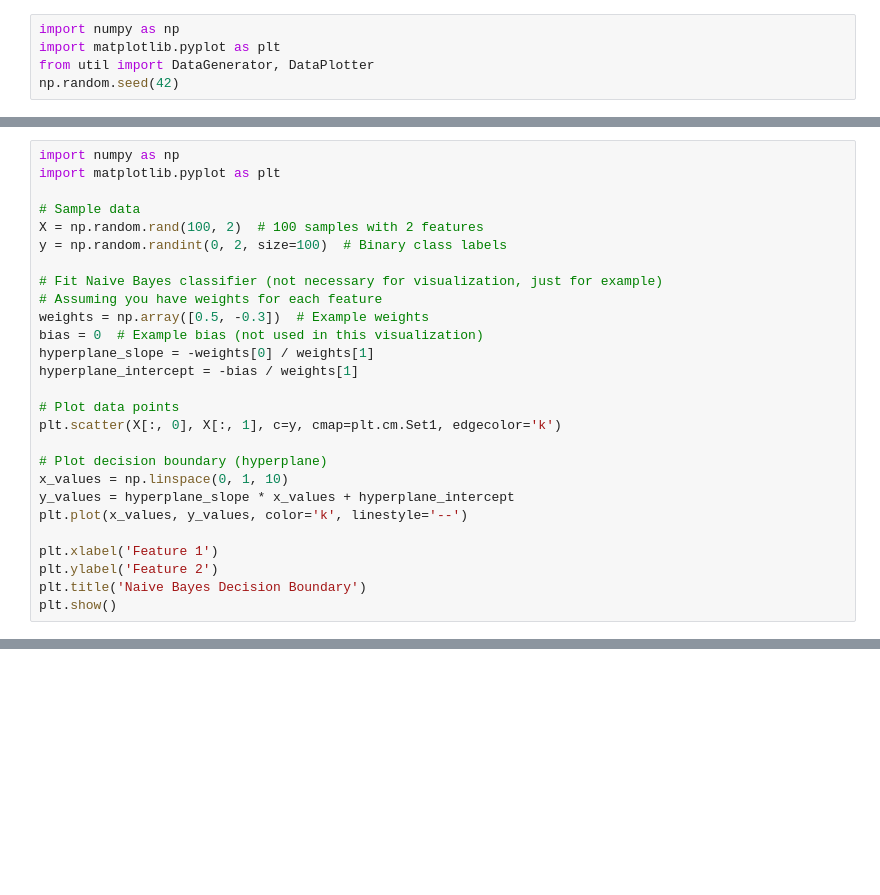
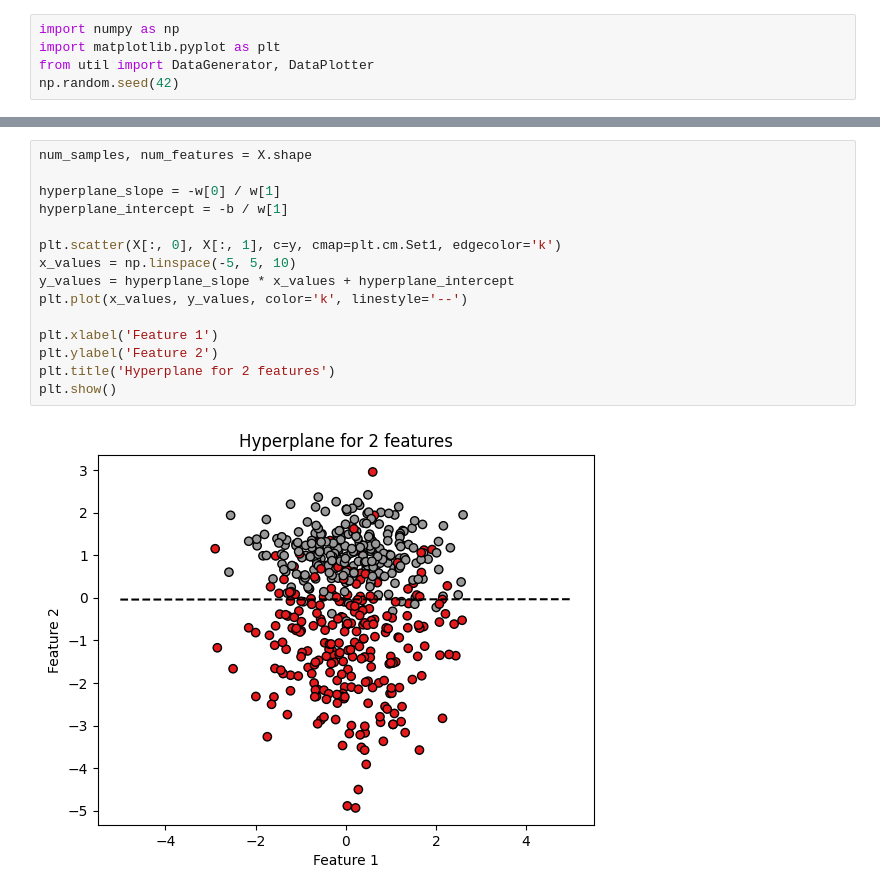
Before and after one commit to efekaanefe/ML-Algorithms-From-Scratch, a Jupyter notebook: SVM.ipynb, the cells around one changed output, grey strips where cells are left out. Cells and saved outputs as stored; diff of their text form; blank space fills up the shorter version.

```diff
--- a/SVM.ipynb
+++ b/SVM.ipynb
@@ -42,27 +23,0 @@ plt.show()
-# %%
-import numpy as np
-import matplotlib.pyplot as plt
-
-# Sample data
-X = np.random.rand(100, 2)  # 100 samples with 2 features
-y = np.random.randint(0, 2, size=100)  # Binary class labels
-
-# Fit Naive Bayes classifier (not necessary for visualization, just for example)
-# Assuming you have weights for each feature
-weights = np.array([0.5, -0.3])  # Example weights
-bias = 0  # Example bias (not used in this visualization)
-hyperplane_slope = -weights[0] / weights[1]
-hyperplane_intercept = -bias / weights[1]
-
-# Plot data points
-plt.scatter(X[:, 0], X[:, 1], c=y, cmap=plt.cm.Set1, edgecolor='k')
-
-# Plot decision boundary (hyperplane)
-x_values = np.linspace(0, 1, 10)
-y_values = hyperplane_slope * x_values + hyperplane_intercept
-plt.plot(x_values, y_values, color='k', linestyle='--')
-
-plt.xlabel('Feature 1')
-plt.ylabel('Feature 2')
-plt.title('Naive Bayes Decision Boundary')
-plt.show()
@@ -70,0 +61,17 @@ plt.show()
+# %%
+num_samples, num_features = X.shape
+
+hyperplane_slope = -w[0] / w[1]
+hyperplane_intercept = -b / w[1]
+
+plt.scatter(X[:, 0], X[:, 1], c=y, cmap=plt.cm.Set1, edgecolor='k')
+x_values = np.linspace(-5, 5, 10)
+y_values = hyperplane_slope * x_values + hyperplane_intercept
+plt.plot(x_values, y_values, color='k', linestyle='--')
+
+plt.xlabel('Feature 1')
+plt.ylabel('Feature 2')
+plt.title('Hyperplane for 2 features')
+plt.show()
+# %% [output]
+[figure, added]
```
Also changed, not shown: parts of 5 cells of this notebook.
